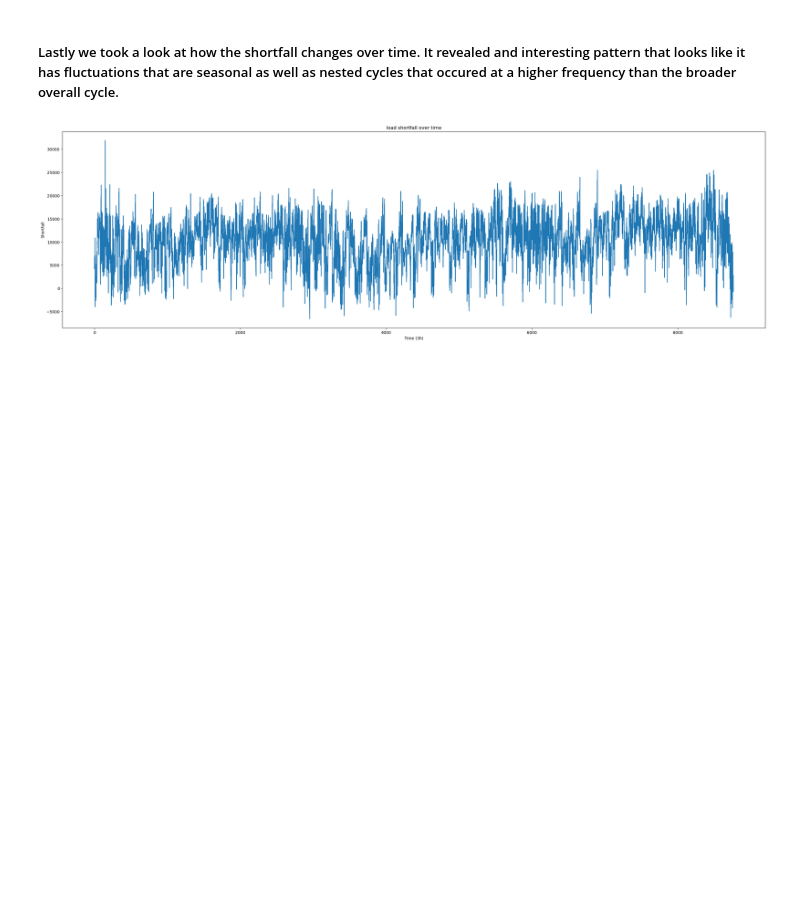
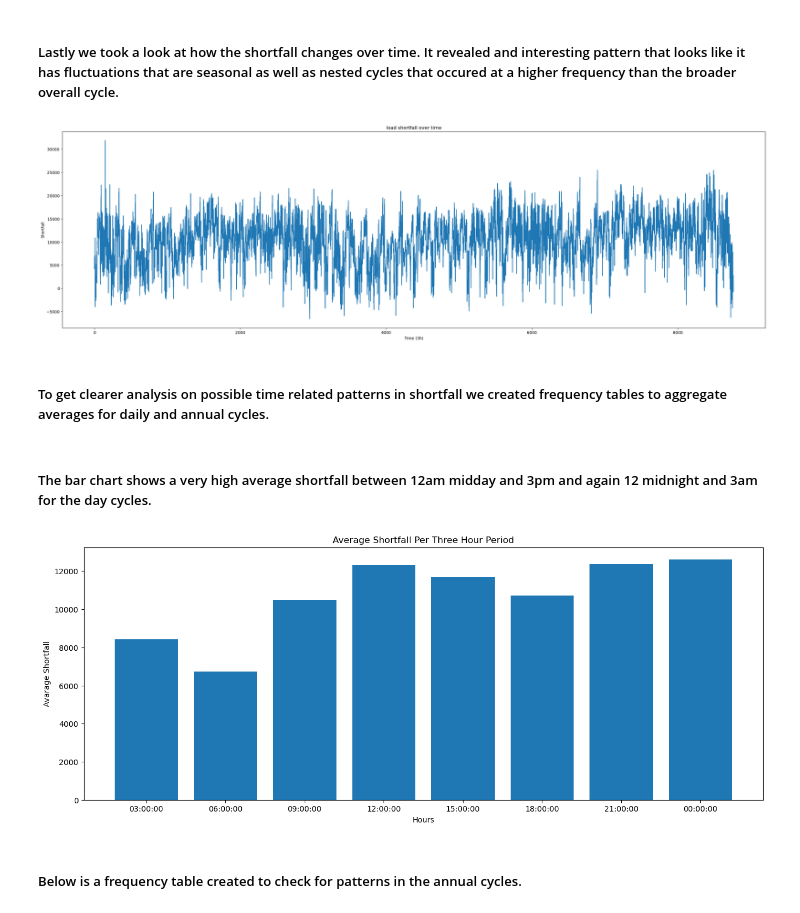
Before and after one commit to xuzmocode4-325/linear-regression-predict, a Jupyter notebook: notebook/starter-notebook.ipynb, the cells around one changed output. Saved outputs shown, nothing was run; the diff lists cells and outputs as text; code cells hidden in the pictures; blank space fills up the shorter version.

```diff
--- a/notebook/starter-notebook.ipynb
+++ b/notebook/starter-notebook.ipynb
@@ -443,3 +443,32 @@ plt.ylabel("Shortfall")
 plt.show()
 # %% [output]
 [figure]
+# %% [markdown]
+##### To get clearer analysis on possible time related patterns in shortfall we created frequency tables to aggregate averages for daily and annual cycles.
+# %%
+hour_freqs = {}
+for index, row in df.iterrows():
+    hour = row["time"][11:]
+    if hour in hour_freqs:
+        hour_freqs[hour][0] += row[target_variable]
+        hour_freqs[hour][1] += 1
+    else:
+        hour_freqs[hour] = [row[target_variable], 1]
+# %% [markdown]
+##### The bar chart shows a very high average shortfall between 12am midday and 3pm and again 12 midnight and 3am for the day cycles.
+# %%
+# Extract x-values (hours) and y-values (quotients)
+hr_x_values = list(hour_freqs.keys())
+hr_y_values = [value[0] / value[1] for value in hour_freqs.values()]
+
+# Plot the histogram
+plt.figure(figsize=(16, 6))
+plt.bar(hr_x_values, hr_y_values)
+plt.xlabel('Hours')
+plt.ylabel('Avarage Shortfall')
+plt.title('Average Shortfall Per Three Hour Period')
+plt.show()
+# %% [output]
+[figure, added]
+# %% [markdown]
+##### Below is a frequency table created to check for patterns in the annual cycles.
```
Also changed, not shown: parts of 22 cells of this notebook.
